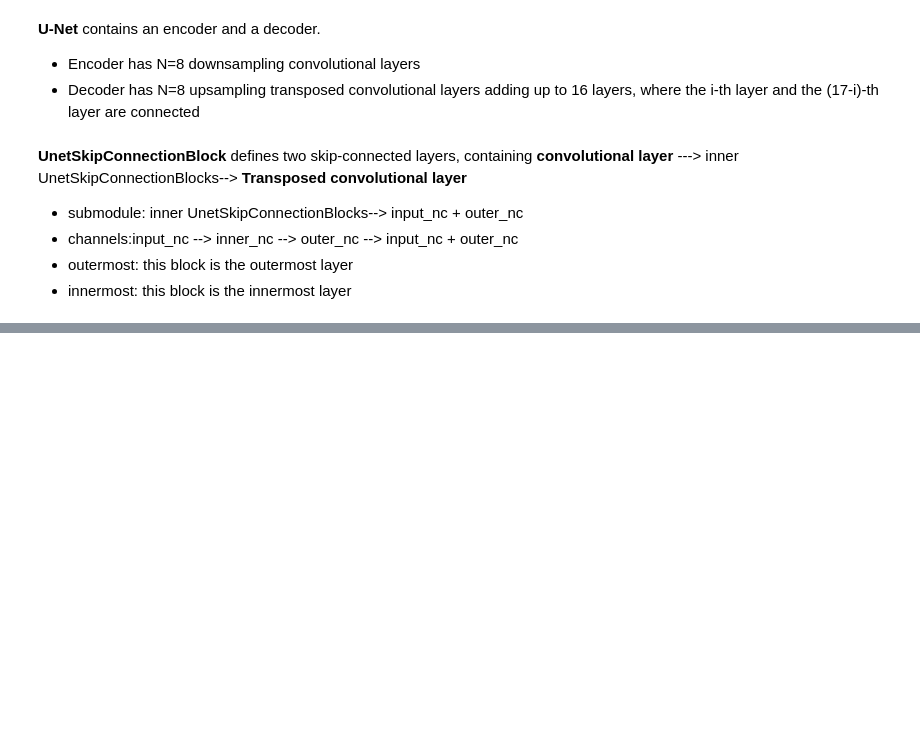
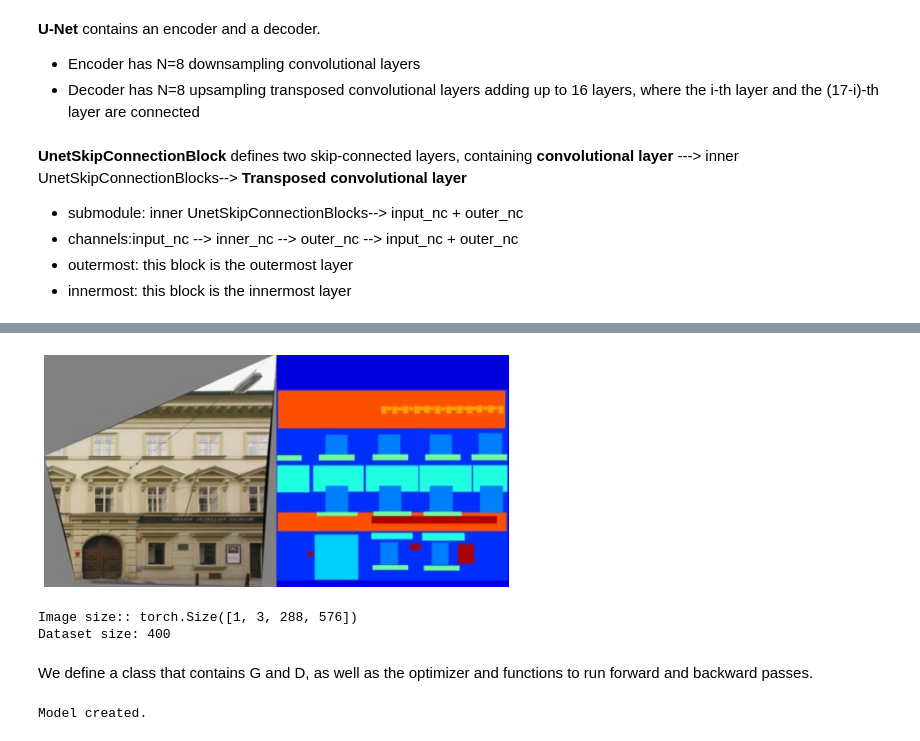
Before and after one commit to jinyingtld/python, a Jupyter notebook: AI6126_tutorial7.ipynb, the cells around one changed output, grey strips where cells are left out. Saved outputs shown, nothing was run; the diff lists cells and outputs as text; code cells hidden in the pictures; blank space fills up the shorter version.

```diff
--- a/AI6126_tutorial7.ipynb
+++ b/AI6126_tutorial7.ipynb
@@ -337,0 +477,22 @@ class UnetGenerator(nn.Module):
+# %%
+dataset = dset.ImageFolder(root='./data/paired/facades/data/',
+                           transform=transforms.Compose([
+                                transforms.Resize(288),
+                                transforms.ToTensor(),
+                                transforms.Normalize((0.5, 0.5, 0.5), (0.5, 0.5, 0.5)),
+                           ]))
+
+dataloader = DataLoader(dataset, batch_size=1, shuffle=True, num_workers=2, drop_last=True)
+# %%
+iterator = iter(dataloader)
+data, label = next(iterator)
+# %%
+visualize(data[0], 60)
+print('Image size::', data.shape)
+print('Dataset size:', len(dataloader.dataset.imgs))
+# %% [output]
+[figure, added]
+Image size:: torch.Size([1, 3, 288, 576])
+Dataset size: 400
+# %% [markdown]
+We define a class that contains G and D, as well as the optimizer and functions to run forward and backward passes.
@@ -337,0 +556,9 @@ class UnetGenerator(nn.Module):
+# %%
+model = Pix2PixModel()
+if torch.cuda.is_available():
+    model.cuda()
+model.netG.apply(weights_init)
+model.netD.apply(weights_init)
+print('Model created.')
+# %% [output]
+Model created.
```
Also changed, not shown: parts of 17 cells of this notebook.
